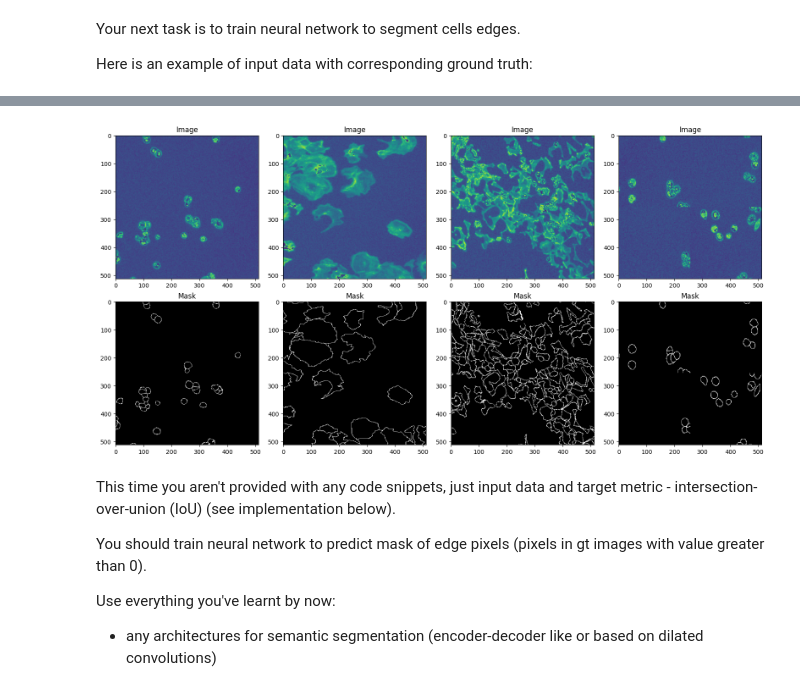
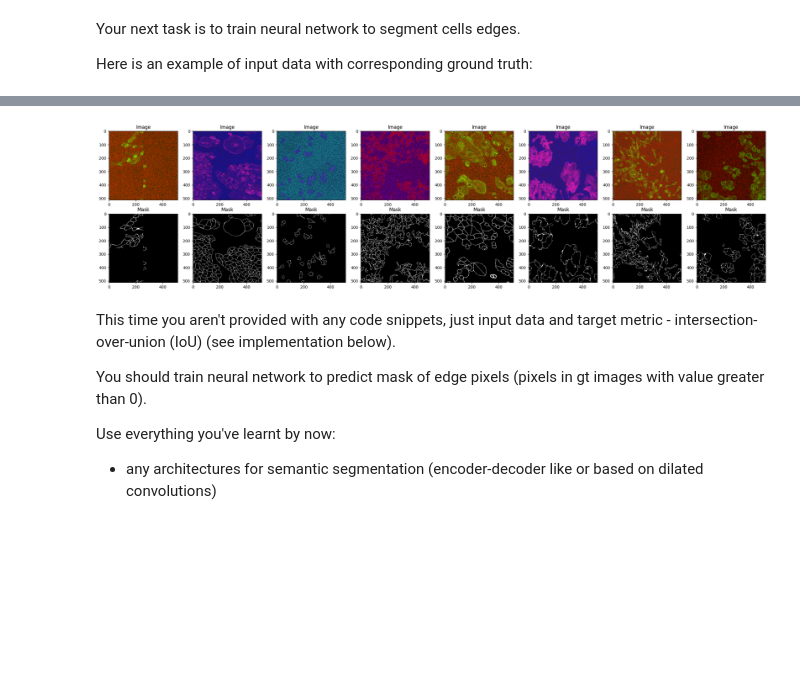
Before and after one commit to h0w34/Practical_DL, a Jupyter notebook: week04_finetuning/advanced_homework.ipynb, the cells around one changed output, grey strips where cells are left out. Saved outputs shown, nothing was run; the diff lists cells and outputs as text; code cells hidden in the pictures; blank space fills up the shorter version.

```diff
--- a/week04_finetuning/advanced_homework.ipynb
+++ b/week04_finetuning/advanced_homework.ipynb
@@ -73,7 +106,7 @@ class SegmentationDataset():
         mask_filename = f"{self.image_filenames[idx].split('-')[0]}-cells.png"
         mask_name = os.path.join(self.masks_dir, mask_filename)
 
-        image = cv2.imread(image_name, cv2.IMREAD_GRAYSCALE)
+        image = cv2.imread(image_name)
         mask = cv2.imread(mask_name, cv2.IMREAD_GRAYSCALE)
 
         if self.transform:
@@ -86,8 +124,18 @@ class SegmentationDataset():
+# %%
+IMAGE_HEIGHT = 512
+IMAGE_WIDTH = 512
+
+LEARNING_RATE = 1e-4
+DEVICE = "cuda" if torch.cuda.is_available() else "cpu"
+BATCH_SIZE = 16
+NUM_WORKERS = 2
+PIN_MEMORY = True
 # %%
 import albumentations as A
+from albumentations.pytorch import ToTensorV2
 
-transform = A.Compose([
-    A.RandomResizedCrop(width=512, height=512, scale=(0.4, 1.0), p=1),
+train_transforms = A.Compose([
+    A.RandomResizedCrop(width=IMAGE_HEIGHT, height=IMAGE_WIDTH, scale=(0.3, 1.0), p=1),
     A.HorizontalFlip(p=0.5),
     A.VerticalFlip(p=0.5),
     A.Rotate(limit=40, p=0.5),
@@ -96,18 +144,38 @@ transform = A.Compose([
     A.GaussianBlur(blur_limit=(3, 7), p=0.3),
     A.ElasticTransform(alpha=120, sigma=120 * 0.05, p=0.5),
     A.RandomGridShuffle(grid=(2, 2), p=0.2),
-    A.ColorJitter()
+    A.ColorJitter(),
+    #A.Normalize(mean=[mean], std=[std]),
+    A.Normalize(
+                mean=[0.0, 0.0, 0.0],
+                std=[1.0, 1.0, 1.0],
+                max_pixel_value=255.0,
+            ),
+    ToTensorV2(),
 ])
+
+val_transforms = A.Compose(
+        [
+            A.Resize(height=IMAGE_HEIGHT, width=IMAGE_WIDTH),
+            A.Normalize(
+                mean=[0.0, 0.0, 0.0],
+                std=[1.0, 1.0, 1.0],
+                max_pixel_value=255.0,
+            ),
+            ToTensorV2(),
+        ],
+    )
 # %%
-train_dataset = SegmentationDataset(images_dir='/content/BBBC018_v1_images-fixed/train', masks_dir='/content/BBBC018_v1_outlines/train', transform=transform)
+train_dataset = SegmentationDataset(images_dir='/content/BBBC018_v1_images-fixed/train', masks_dir='/content/BBBC018_v1_outlines/train', transform=train_transforms)
+val_dataset = SegmentationDataset(images_dir='/content/BBBC018_v1_images-fixed/val', masks_dir='/content/BBBC018_v1_outlines/val', transform=val_transforms)
 # %%
 from torch.utils.data import DataLoader
 
 train_loader = DataLoader(dataset=train_dataset, batch_size=32, shuffle=True, num_workers=2)
 # %%
-plot_samples(train_loader)
+plot_samples(train_loader, 8)
 # %% [output]
-[figure, old version]
+[figure, new version]
 # %% [markdown]
 This time you aren't provided with any code snippets, just input data and target metric - intersection-over-union (IoU) (see implementation below).
 
```
Also changed, not shown: parts of 13 cells of this notebook.
